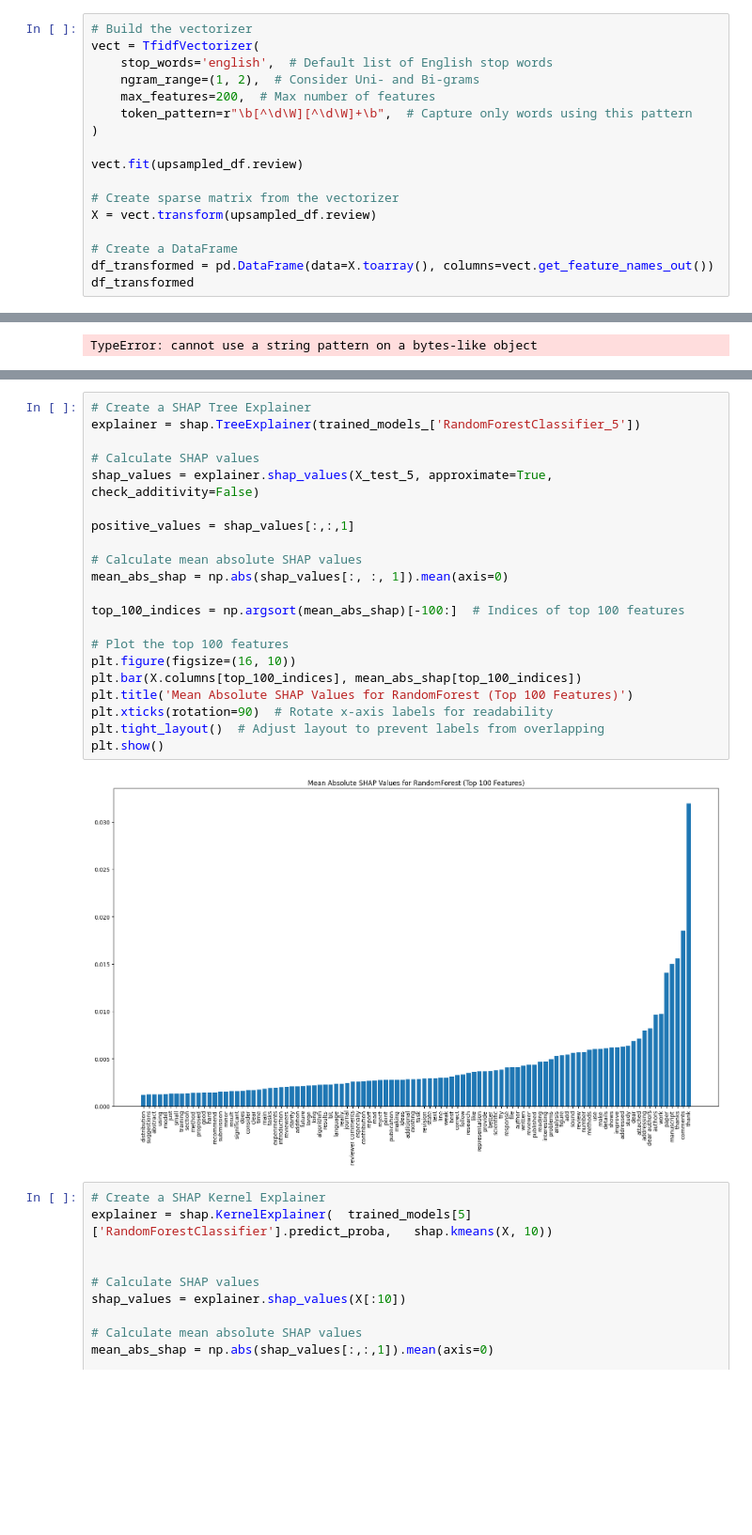
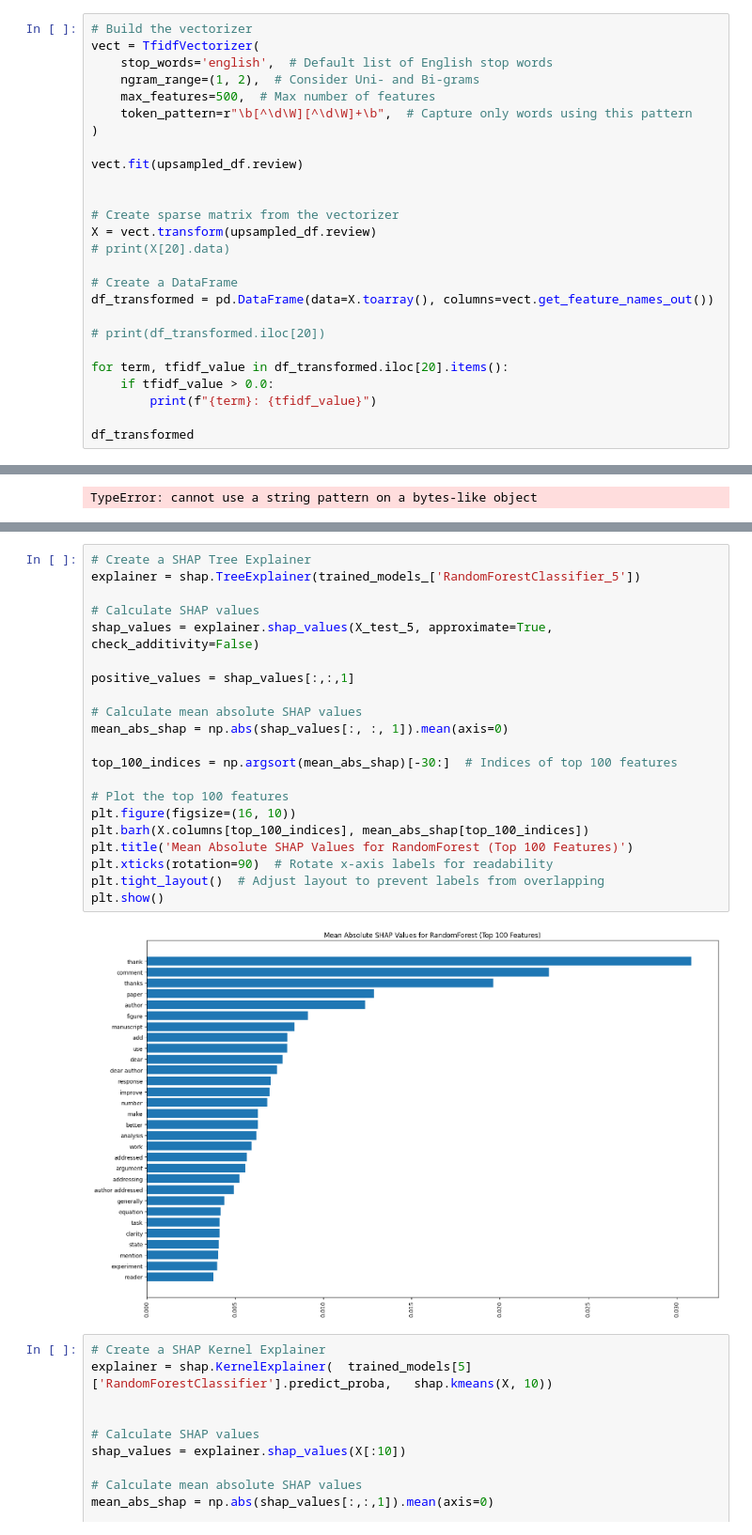
Before and after one commit to Carabinero/politeness-review-classification, a Jupyter notebook: politeness_convencional_v1_2.ipynb, the cells around one changed output, grey strips where cells are left out. Shown at 94% size. Drawn from its saved outputs; the diff is of its cells as text; blank space fills up the shorter version.

```diff
--- a/politeness_convencional_v1_2.ipynb
+++ b/politeness_convencional_v1_2.ipynb
@@ -254,16 +311,25 @@ upsampled_df
 vect = TfidfVectorizer(
     stop_words='english',  # Default list of English stop words
     ngram_range=(1, 2),  # Consider Uni- and Bi-grams
-    max_features=200,  # Max number of features
+    max_features=500,  # Max number of features
     token_pattern=r"\b[^\d\W][^\d\W]+\b",  # Capture only words using this pattern
 )
 
 vect.fit(upsampled_df.review)
 
+
 # Create sparse matrix from the vectorizer
 X = vect.transform(upsampled_df.review)
+# print(X[20].data)
 
 # Create a DataFrame
 df_transformed = pd.DataFrame(data=X.toarray(), columns=vect.get_feature_names_out())
+
+# print(df_transformed.iloc[20])
+
+for term, tfidf_value in df_transformed.iloc[20].items():
+    if tfidf_value > 0.0:
+        print(f"{term}: {tfidf_value}")
+
 df_transformed
 # %% [output]
@@ -787,26 +858,26 @@ plt.show()
 # %%
 # Create a SHAP Tree Explainer
 explainer = shap.TreeExplainer(trained_models_['RandomForestClassifier_5'])
 
 # Calculate SHAP values
 shap_values = explainer.shap_values(X_test_5, approximate=True, check_additivity=False)
 
 positive_values = shap_values[:,:,1]
 
 # Calculate mean absolute SHAP values
 mean_abs_shap = np.abs(shap_values[:, :, 1]).mean(axis=0)
 
-top_100_indices = np.argsort(mean_abs_shap)[-100:]  # Indices of top 100 features
+top_100_indices = np.argsort(mean_abs_shap)[-30:]  # Indices of top 100 features
 
 # Plot the top 100 features
 plt.figure(figsize=(16, 10))
-plt.bar(X.columns[top_100_indices], mean_abs_shap[top_100_indices])
+plt.barh(X.columns[top_100_indices], mean_abs_shap[top_100_indices])
 plt.title('Mean Absolute SHAP Values for RandomForest (Top 100 Features)')
 plt.xticks(rotation=90)  # Rotate x-axis labels for readability
 plt.tight_layout()  # Adjust layout to prevent labels from overlapping
 plt.show()
 # %% [output]
-[figure, old version]
+[figure, new version]
 # %%
 # Create a SHAP Kernel Explainer
 explainer = shap.KernelExplainer(  trained_models[5]['RandomForestClassifier'].predict_proba,   shap.kmeans(X, 10))
```
Also changed, not shown: parts of 25 cells of this notebook.
